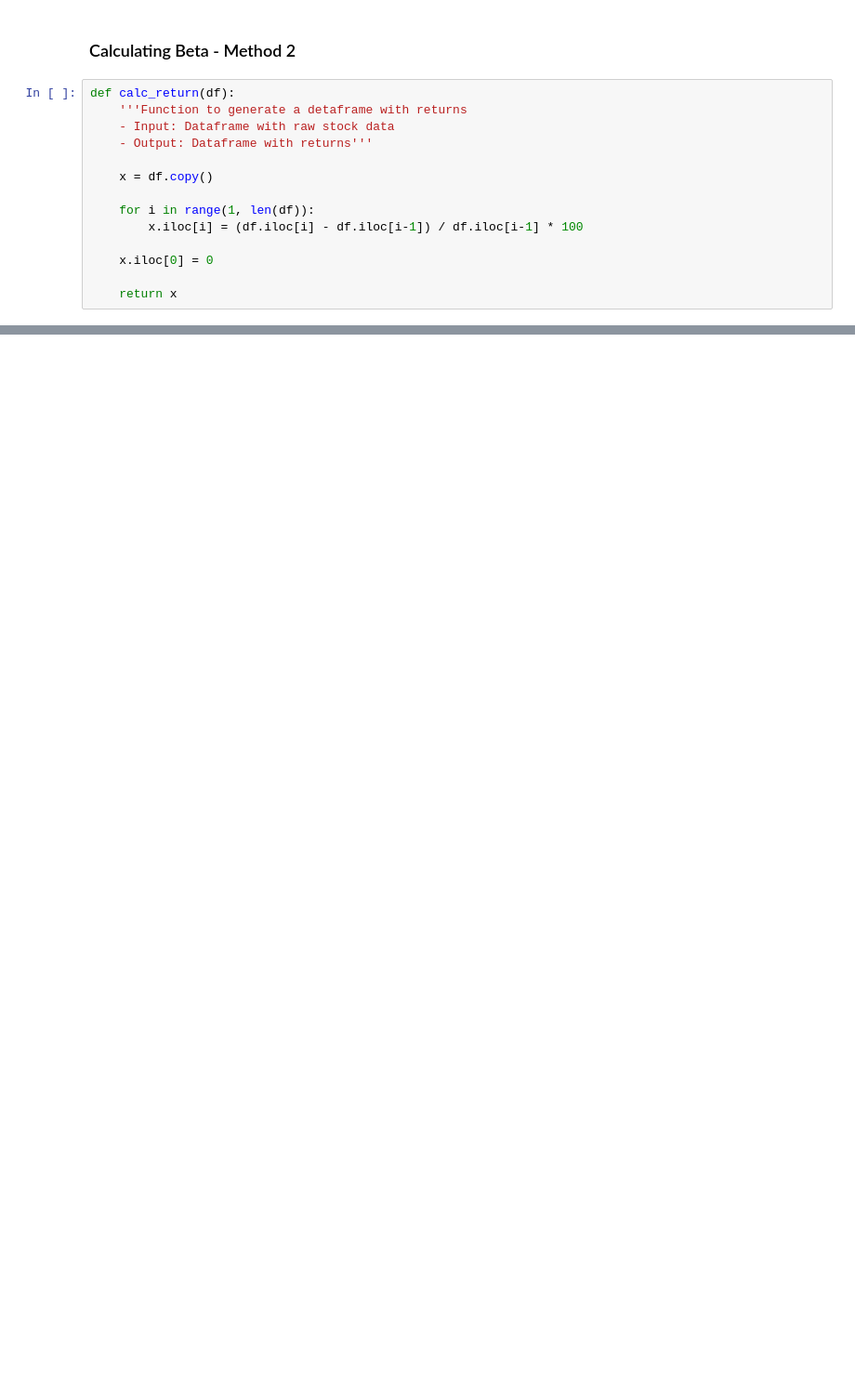
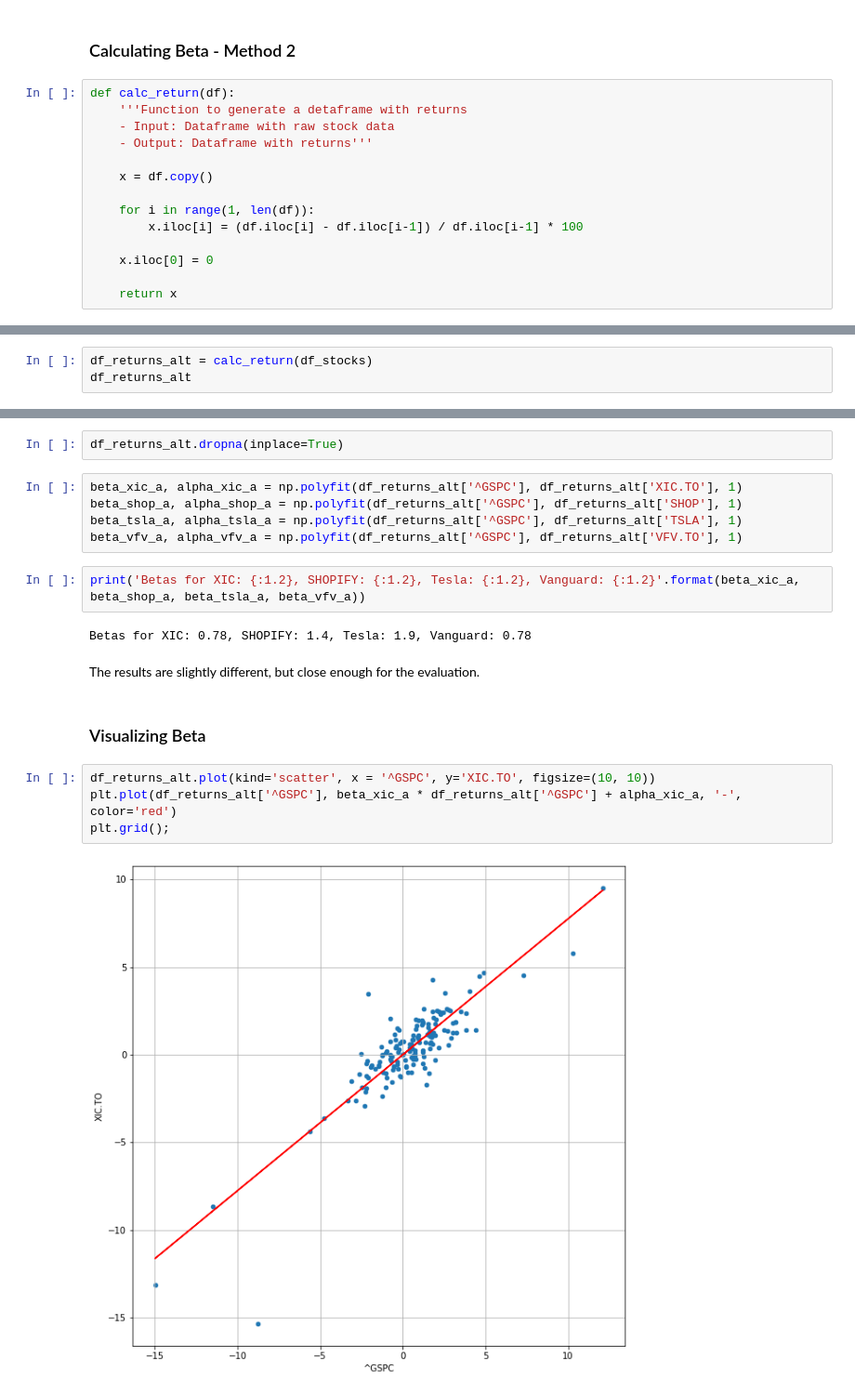
Before and after one commit to LarsTinnefeld/financial-analysis, a Jupyter notebook: transactions.ipynb, the cells around one changed output, grey strips where cells are left out. Shown at 93% size. Cells and saved outputs as stored; diff of their text form; blank space fills up the shorter version.

```diff
--- a/transactions.ipynb
+++ b/transactions.ipynb
@@ -107,0 +108,3 @@ df_returns =
+# %%
+df_returns_alt = calc_return(df_stocks)
+df_returns_alt
@@ -107,0 +126,21 @@ df_returns =
+# %%
+df_returns_alt.dropna(inplace=True)
+# %%
+beta_xic_a, alpha_xic_a = np.polyfit(df_returns_alt['^GSPC'], df_returns_alt['XIC.TO'], 1)
+beta_shop_a, alpha_shop_a = np.polyfit(df_returns_alt['^GSPC'], df_returns_alt['SHOP'], 1)
+beta_tsla_a, alpha_tsla_a = np.polyfit(df_returns_alt['^GSPC'], df_returns_alt['TSLA'], 1)
+beta_vfv_a, alpha_vfv_a = np.polyfit(df_returns_alt['^GSPC'], df_returns_alt['VFV.TO'], 1)
+# %%
+print('Betas for XIC: {:1.2}, SHOPIFY: {:1.2}, Tesla: {:1.2}, Vanguard: {:1.2}'.format(beta_xic_a, beta_shop_a, beta_tsla_a, beta_vfv_a))
+# %% [output]
+Betas for XIC: 0.78, SHOPIFY: 1.4, Tesla: 1.9, Vanguard: 0.78
+# %% [markdown]
+The results are slightly different, but close enough for the evaluation.
+# %% [markdown]
+### Visualizing Beta
+# %%
+df_returns_alt.plot(kind='scatter', x = '^GSPC', y='XIC.TO', figsize=(10, 10))
+plt.plot(df_returns_alt['^GSPC'], beta_xic_a * df_returns_alt['^GSPC'] + alpha_xic_a, '-', color='red')
+plt.grid();
+# %% [output]
+[figure, added]
```
Also changed, not shown: parts of 9 cells of this notebook.
